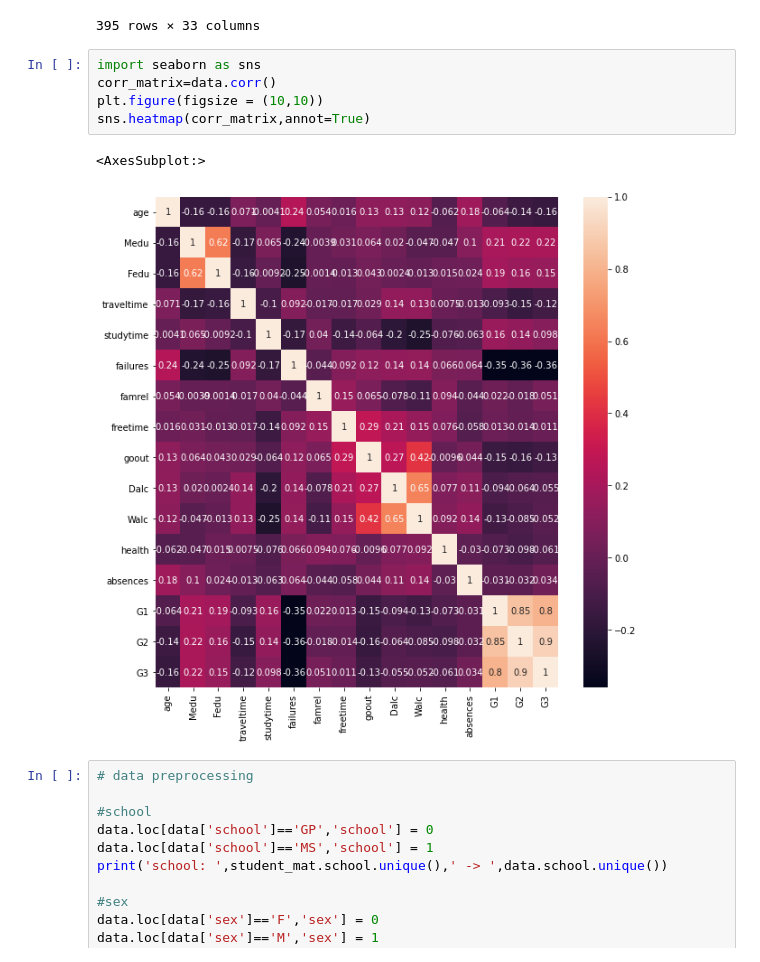
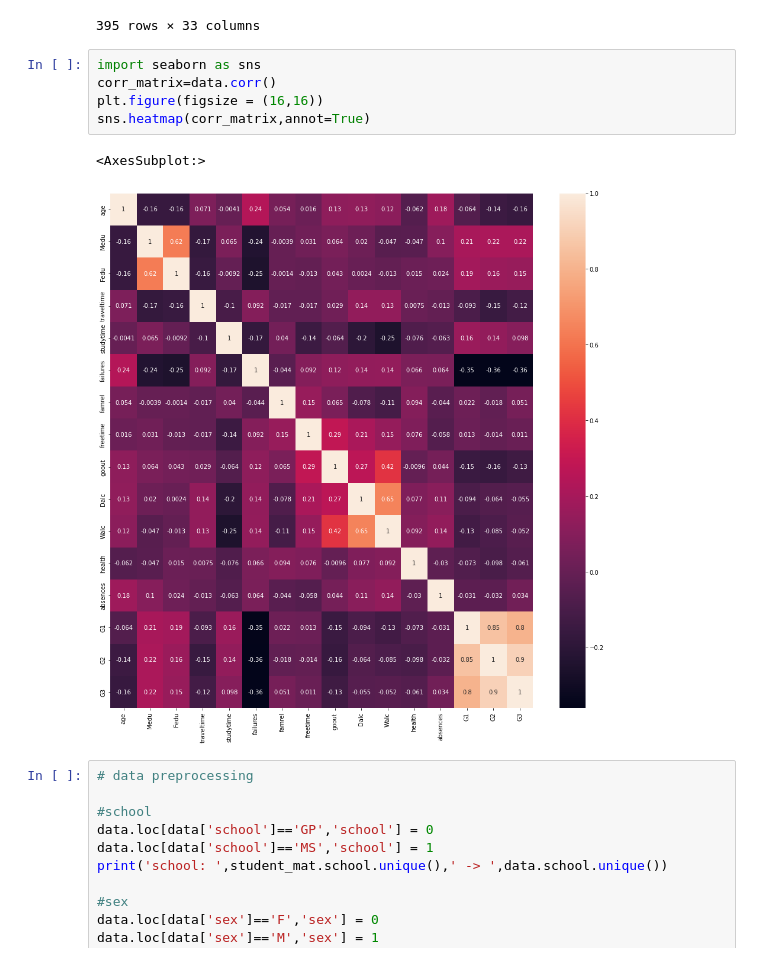
Before and after one commit to JanhaviAnap/StudentPerformanceAnalysis, a Jupyter notebook: StudentPerformanceAnalysis.ipynb, the cells around one changed output. Drawn from its saved outputs; the diff is of its cells as text.

```diff
--- a/StudentPerformanceAnalysis.ipynb
+++ b/StudentPerformanceAnalysis.ipynb
@@ -62,11 +62,11 @@ data
 # %%
 import seaborn as sns
 corr_matrix=data.corr()
-plt.figure(figsize = (10,10))
+plt.figure(figsize = (16,16))
 sns.heatmap(corr_matrix,annot=True)
 # %% [output]
 <AxesSubplot:>
-[figure, old version]
+[figure, new version]
 # %%
 # data preprocessing
 
```
Also changed, not shown: parts of 2 cells of this notebook, 2 other files.
